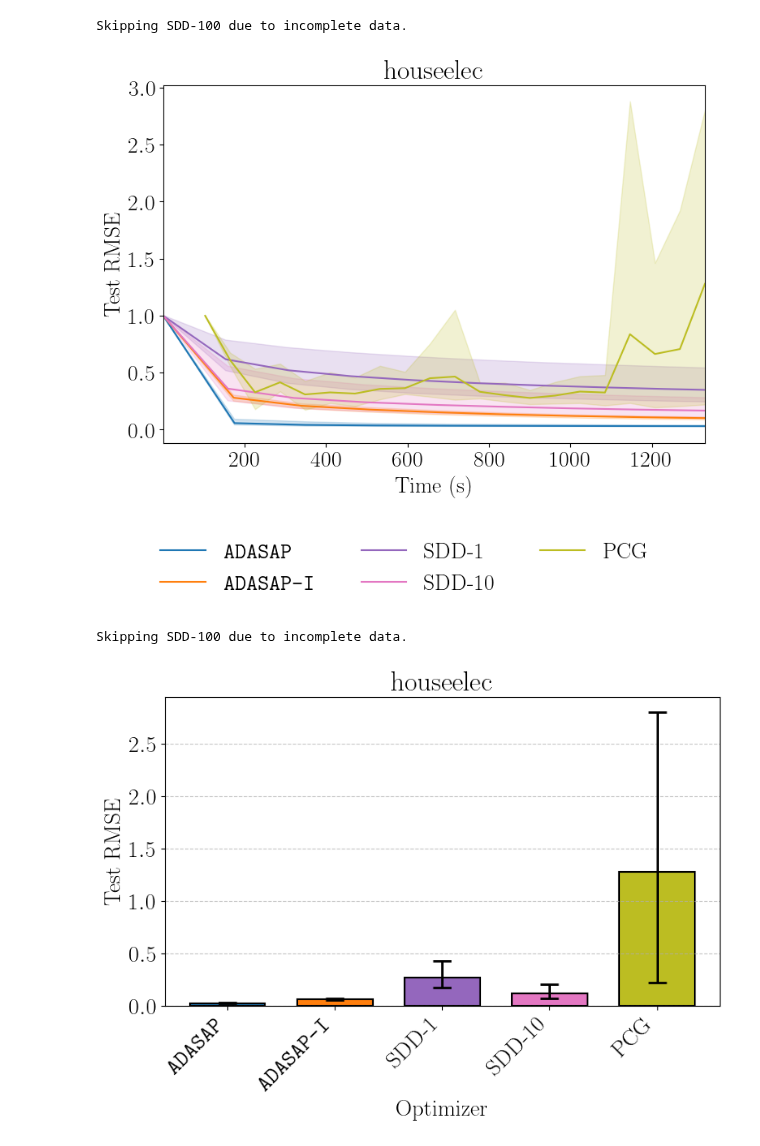
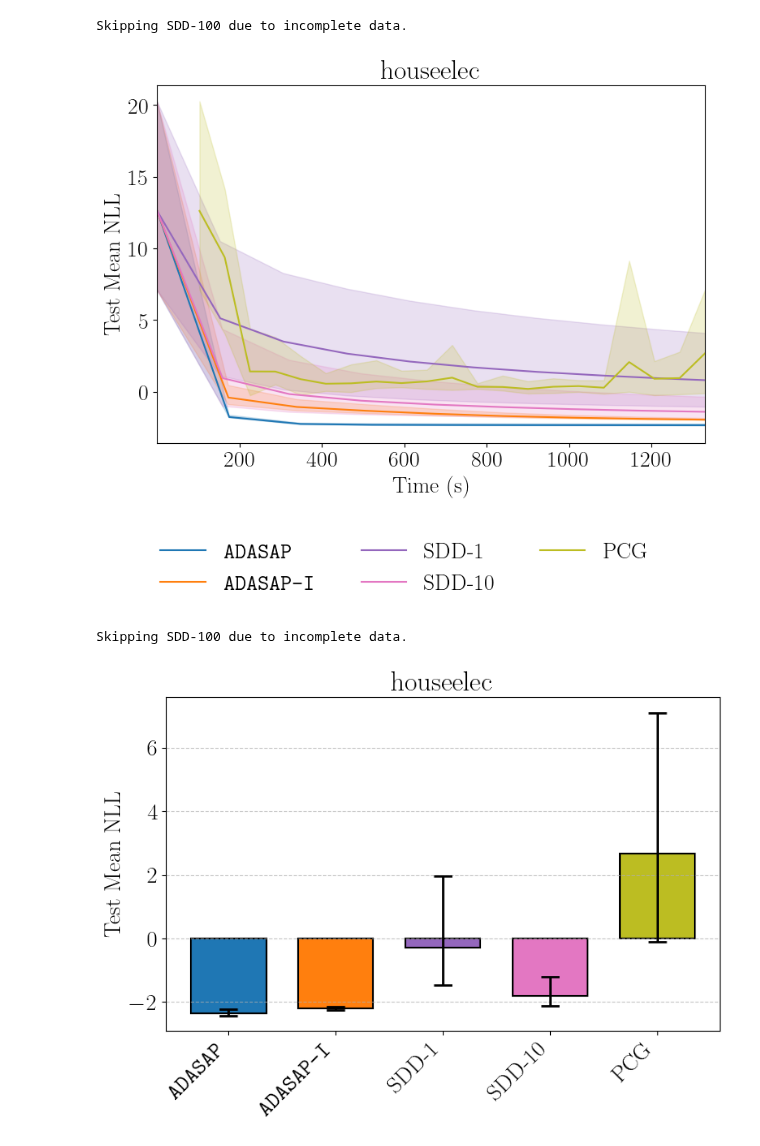
Before and after one commit to pratikrathore8/scalable_gp_inference, a Jupyter notebook: plotting/metrics.ipynb, the cells around one changed output. Saved outputs shown, nothing was run; the diff lists cells and outputs as text; code cells hidden in the pictures.

Commit message:
start refactoring plotting code into scripts

```diff
--- a/plotting/metrics.ipynb
+++ b/plotting/metrics.ipynb
@@ -224,12 +7,4 @@ def _compute_metric_statistics(
-# %%
-metrics_dict = {}
-colors_dict = {}
-for run in runs:
-    run_obj = WandbRun(run)
-    opt_name = run_obj.opt_name
-    if opt_name not in metrics_dict:
-        metrics_dict[opt_name] = []
-        colors_dict[opt_name] = run_obj.color
-
-    metric_data = run_obj.get_metric_data(metric)
-    metrics_dict[opt_name].append(metric_data)
+# %%
+dataset = "houseelec"
+metric = "test_posterior_samples_mean_nll"
+x_axis_name = "time"
@@ -236,13 +14,13 @@ for run in runs:
+# %%
+runs = get_runs(PROJECT_NAME_BASE + dataset)
+metrics_dict, colors_dict = get_metrics_and_colors(runs, metric)
 # %%
-set_fontsize(FONTSIZE)
-render_in_latex()
-
-fig, ax = plt.subplots(figsize=(8, 6))
+fig, ax = plt.subplots(figsize=(SZ_COL, SZ_ROW))
 
 min_final_time = np.inf
 xlims = (np.inf, -np.inf)
 for i, (opt_name, metric_data_list) in enumerate(list(metrics_dict.items())):
-    mean_data, lower_bound_data, upper_bound_data = _compute_metric_statistics(
+    mean_data, lower_bound_data, upper_bound_data = compute_metric_statistics(
         metric_data_list
     )
 
@@ -285,9 +63,9 @@ plt.tight_layout()
 fig.show()
 # %% [output]
 Skipping SDD-100 due to incomplete data.
-[figure, old version]
+[figure, new version]
 # %%
-fig, ax = plt.subplots(figsize=(8, 6))
+fig, ax = plt.subplots(figsize=(SZ_COL, SZ_ROW))
 
 # Lists to store data for the bar chart
 opt_names = []
@@ -296,7 +74,7 @@ lower_bounds = []
 upper_bounds = []
 
 for opt_name, metric_data_list in metrics_dict.items():
-    mean_data, lower_bound_data, upper_bound_data = _compute_metric_statistics(
+    mean_data, lower_bound_data, upper_bound_data = compute_metric_statistics(
         metric_data_list
     )
 
@@ -322,32 +100,31 @@ errors = np.vstack([lower_errors, upper_errors])
 # Create bar positions
 x_pos = np.arange(len(opt_names))
 
 # Create the bar chart
 bars = ax.bar(
     x_pos,
     final_values,
     width=0.7,
     align='center',
     yerr=errors,
     capsize=8,
     color=[colors_dict[name] for name in opt_names],
     edgecolor='black',
     linewidth=1.5,
     error_kw={'elinewidth': 2, 'capthick': 2}
 )
 
 # Add labels and title
-ax.set_xlabel('Optimizer')
 ax.set_ylabel(metric_name)
 ax.set_title(dataset)
 ax.set_xticks(x_pos)
 ax.set_xticklabels(opt_names, rotation=45, ha='right')
 
 # Add grid for better readability
 ax.grid(axis='y', linestyle='--', alpha=0.7)
 
 plt.tight_layout()
 fig.show()
 # %% [output]
 Skipping SDD-100 due to incomplete data.
-[figure, old version]
+[figure, new version]
```
Also changed, not shown: parts of 9 cells of this notebook, 3 other files.
